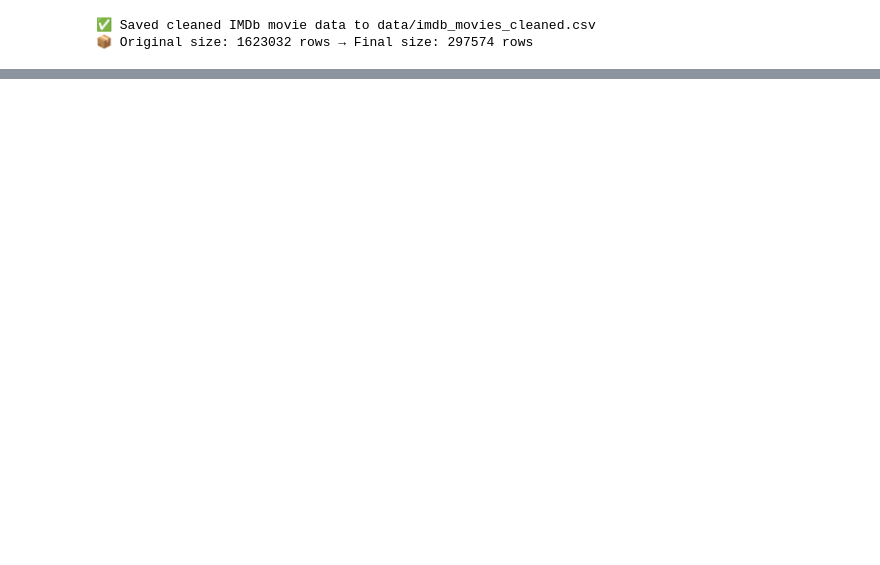
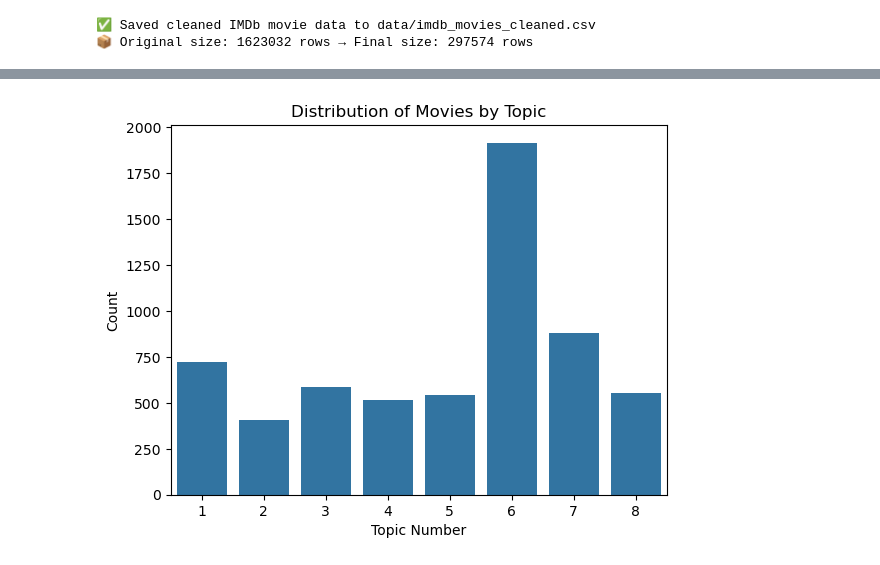
Before and after one commit to mkulynyc/IntroToDataScience_FinalProject, a Jupyter notebook: scratch_work.ipynb, the cells around one changed output, grey strips where cells are left out. Cells and saved outputs as stored; diff of their text form; code cells hidden in the pictures; blank space fills up the shorter version.

```diff
--- a/scratch_work.ipynb
+++ b/scratch_work.ipynb
@@ -719,0 +748,16 @@ print(f"📦 Original size: {len(imdb)} rows → Final size: {len(imdb_movies_de
+# %%
+from sklearn.feature_extraction.text import TfidfVectorizer
+from sklearn.decomposition import NMF
+import pandas as pd
+
+# Assume df_movies is already loaded and cleaned
+descriptions = df_movies["description"].fillna("").astype(str)
+
+# TF-IDF vectorization
+vectorizer = TfidfVectorizer(
+    stop_words="english",
+    max_df=0.8,
+    min_df=5,
+    max_features=1000
+)
+tfidf = vectorizer.fit_transform(descriptions)
@@ -719,0 +790,4 @@ print(f"📦 Original size: {len(imdb)} rows → Final size: {len(imdb_movies_de
+# %%
+dominant_topic = W.argmax(axis=1)
+df_movies["topic_num"] = dominant_topic + 1  # 1-indexed
+df_movies["topic_label"] = [topic_labels[i] for i in dominant_topic]
@@ -719,0 +828,11 @@ print(f"📦 Original size: {len(imdb)} rows → Final size: {len(imdb_movies_de
+# %%
+### Topic distribution among movies
+import seaborn as sns
+
+sns.countplot(x=df_movies["topic_num"])
+plt.title("Distribution of Movies by Topic")
+plt.xlabel("Topic Number")
+plt.ylabel("Count")
+plt.show()
+# %% [output]
+[figure, added]
```
Also changed, not shown: parts of 24 cells of this notebook.
